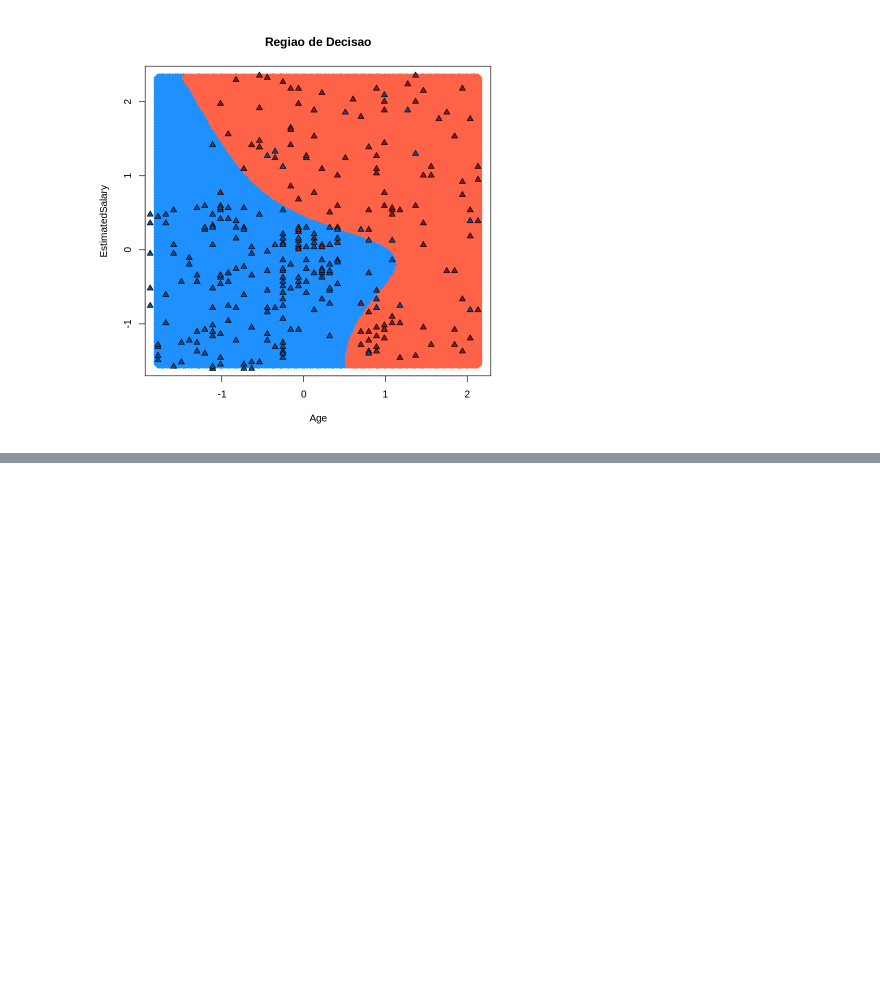
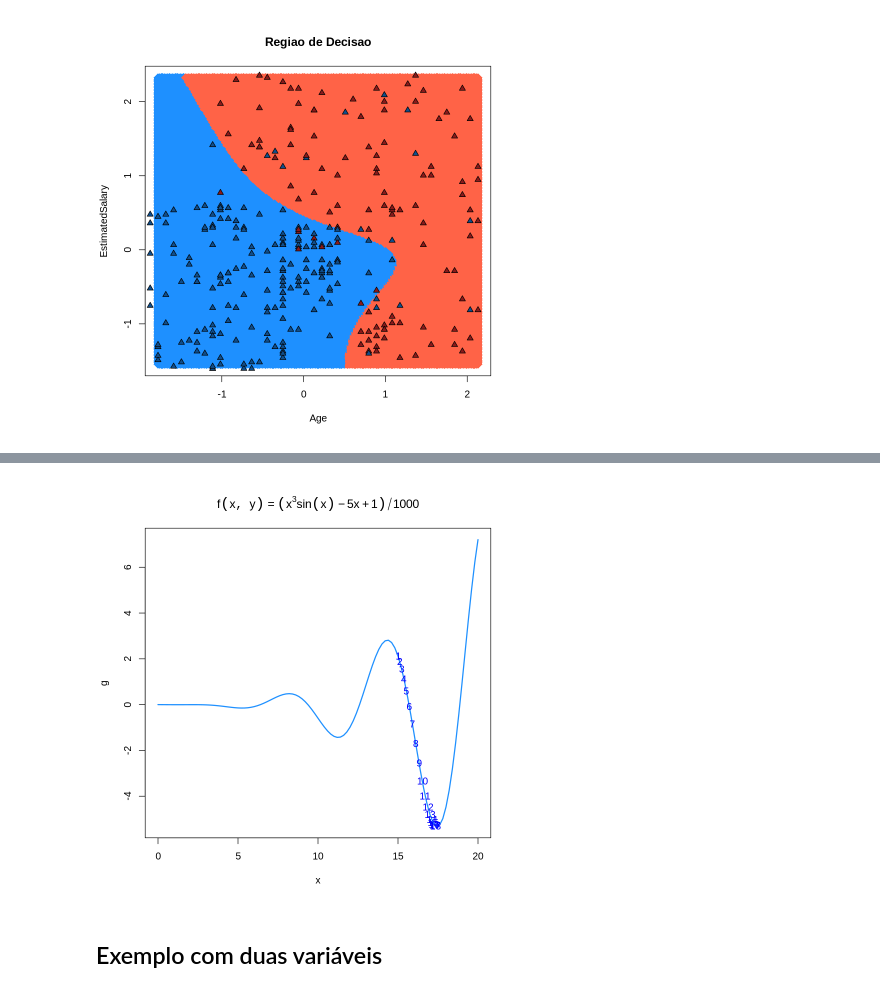
Before and after one commit to ricardorocha86/Topicos-A, a Jupyter notebook: Script_Redes_Neurais.ipynb, the cells around one changed output, grey strips where cells are left out. Drawn from its saved outputs; the diff is of its cells as text; code cells hidden in the pictures; blank space fills up the shorter version.

```diff
--- a/Script_Redes_Neurais.ipynb
+++ b/Script_Redes_Neurais.ipynb
@@ -108,0 +126,19 @@ points(treino0, pch = 24, bg = ifelse(treino0[, 3] == 1, 'firebrick4', 'dodgerbl
+# %%
+GradienteDescendente = function(x0, eta = 0.1, L){
+    g = function(x) (x^3*sin(x) - 5*x + 1)/1000
+    dg = Deriv(g, 'x')
+
+    x = x0
+    for(i in 2:L){ x[i] = x[i-1] - eta*dg(x[i-1]) }
+
+    plot(g, 0, 20, lwd = 2, col = 'dodgerblue',
+         main = expression(f(x,y)==(x^3*sin(x) - 5*x + 1)/1000))
+
+    text(x, g(x), 1:L, col = cor, cex = 1)
+}
+
+GradienteDescendente(15, eta = 0.05, L = 18)
+# %% [output]
+[figure, added]
+# %% [markdown]
+## Exemplo com duas variáveis
```
Also changed, not shown: parts of 20 cells of this notebook.
